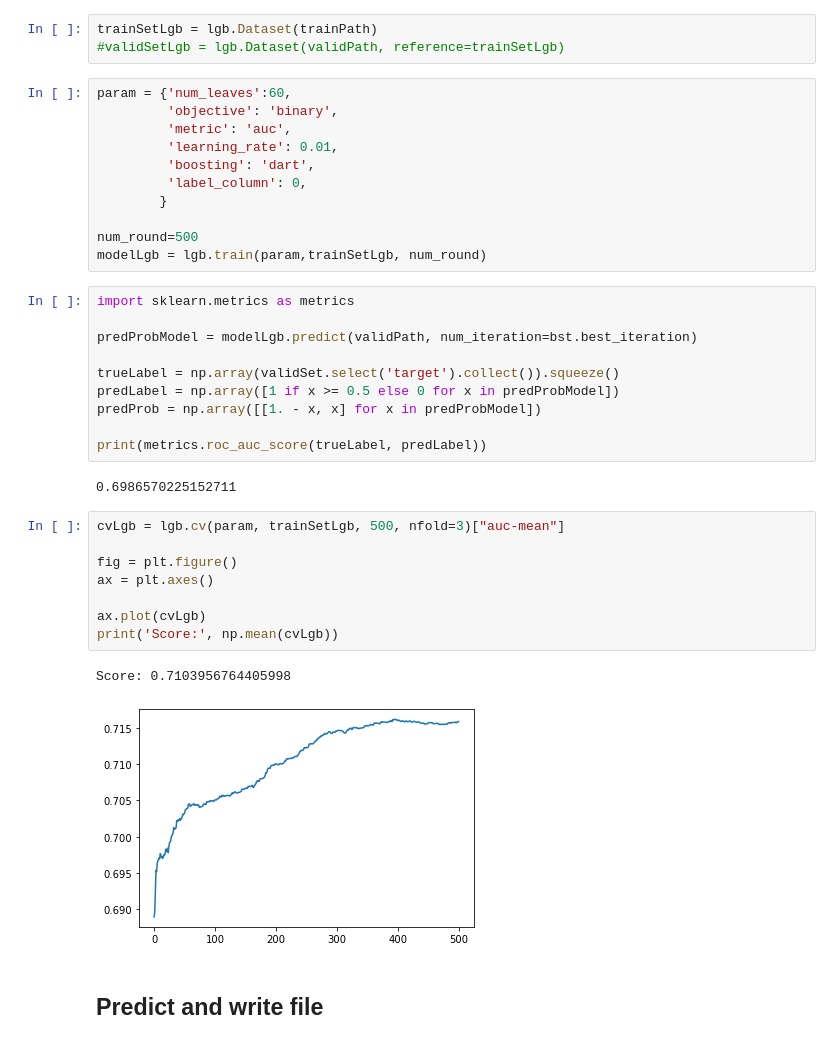
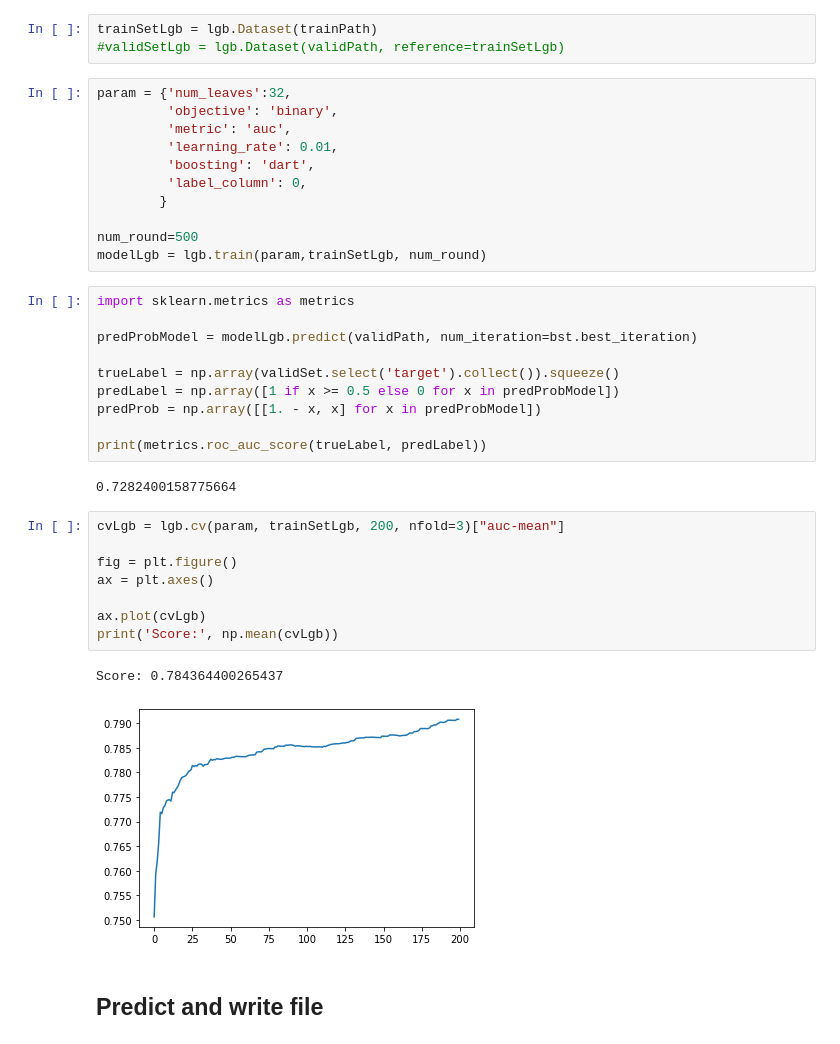
Before and after one commit to ngohoanhkhoa/DeepLearningNotebook, a Jupyter notebook: NLP_with_Disaster_Tweets/notebook.ipynb, the cells around one changed output. Drawn from its saved outputs; the diff is of its cells as text.

```diff
--- a/NLP_with_Disaster_Tweets/notebook.ipynb
+++ b/NLP_with_Disaster_Tweets/notebook.ipynb
@@ -594,7 +595,7 @@ import lightgbm as lgb
 trainSetLgb = lgb.Dataset(trainPath)
 #validSetLgb = lgb.Dataset(validPath, reference=trainSetLgb)
 # %%
-param = {'num_leaves':60,
+param = {'num_leaves':32,
          'objective': 'binary',
          'metric': 'auc',
          'learning_rate': 0.01,
@@ -615,18 +616,18 @@ predProb = np.array([[1. - x, x] for x in predProbModel])
 
 print(metrics.roc_auc_score(trueLabel, predLabel))
 # %% [output]
-0.6986570225152711
+0.7282400158775664
 # %%
-cvLgb = lgb.cv(param, trainSetLgb, 500, nfold=3)["auc-mean"]
+cvLgb = lgb.cv(param, trainSetLgb, 200, nfold=3)["auc-mean"]
 
 fig = plt.figure()
 ax = plt.axes()
 
 ax.plot(cvLgb)
 print('Score:', np.mean(cvLgb))
 # %% [output]
-Score: 0.7103956764405998
+Score: 0.784364400265437
-[figure, old version]
+[figure, new version]
 # %% [markdown]
 ## Predict and write file
 # %% [markdown]
```
Also changed, not shown: parts of 4 cells of this notebook, 17 other files.
